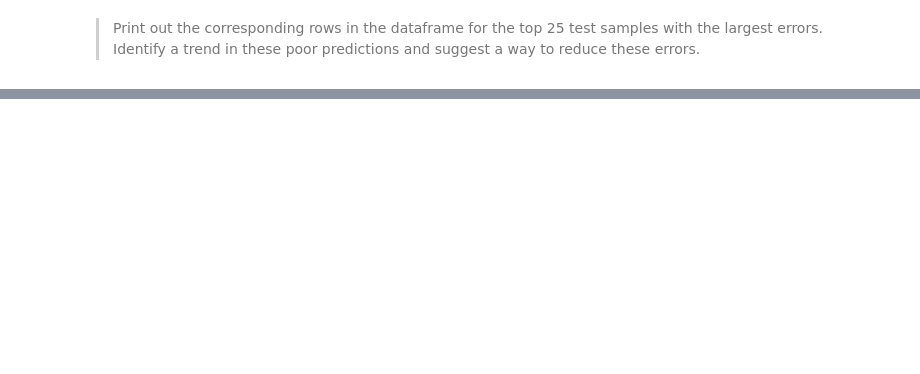
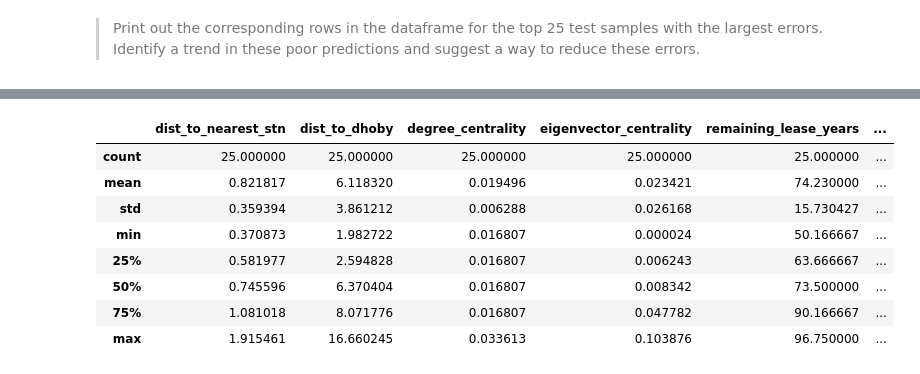
Before and after one commit to LeeYCMichael/CZ4042_NN_lab, a Jupyter notebook: Assignment/PartB_1.ipynb, the cells around one changed output, grey strips where cells are left out. Saved outputs shown, nothing was run; the diff lists cells and outputs as text; code cells hidden in the pictures; blank space fills up the shorter version.

```diff
--- a/Assignment/PartB_1.ipynb
+++ b/Assignment/PartB_1.ipynb
@@ -180,0 +213,12 @@ pred_df.head(25).reset_index()
+# %%
+pred_df[num_col_names].head(25).describe()
+# %% [output]
+|  | dist_to_nearest_stn | dist_to_dhoby | degree_centrality | eigenvector_centrality | remaining_lease_years | ... |
+| count | 25.000000 | 25.000000 | 25.000000 | 25.000000 | 25.000000 | ... |
+| mean | 0.821817 | 6.118320 | 0.019496 | 0.023421 | 74.230000 | ... |
+| std | 0.359394 | 3.861212 | 0.006288 | 0.026168 | 15.730427 | ... |
+| min | 0.370873 | 1.982722 | 0.016807 | 0.000024 | 50.166667 | ... |
+| 25% | 0.581977 | 2.594828 | 0.016807 | 0.006243 | 63.666667 | ... |
+| 50% | 0.745596 | 6.370404 | 0.016807 | 0.008342 | 73.500000 | ... |
+| 75% | 1.081018 | 8.071776 | 0.016807 | 0.047782 | 90.166667 | ... |
+| max | 1.915461 | 16.660245 | 0.033613 | 0.103876 | 96.750000 | ... |
```
Also changed, not shown: parts of 8 cells of this notebook, 12 other files.
